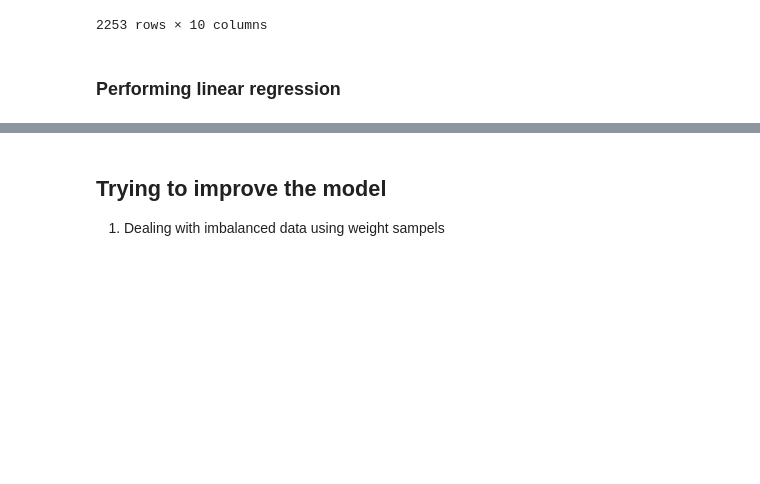
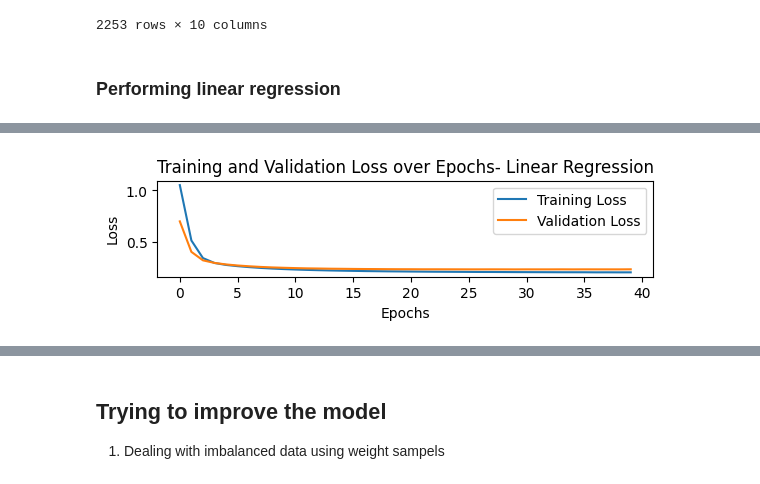
Before and after one commit to itamarKraitman/2024DeepLearningCourseProject, a Jupyter notebook: Main_Notebook.ipynb, the cells around one changed output, grey strips where cells are left out. Cells and saved outputs as stored; diff of their text form; code cells hidden in the pictures; blank space fills up the shorter version.

```diff
--- a/Main_Notebook.ipynb
+++ b/Main_Notebook.ipynb
@@ -282,3 +283,24 @@ x_train
 2253 rows × 10 columns
 # %% [markdown]
 ### Performing linear regression
+# %%
+early_stopping = EarlyStopping(monitor='val_loss', patience=10, restore_best_weights=True)
+
+# Building a Linear Regression model with early stopping
+linear_regression_early_stopping = Sequential([
+    Dense(1, input_shape=(X_train_preprocessed.shape[1],), activation='linear')
+])
+
+linear_regression_early_stopping.compile(optimizer=Adam(learning_rate=0.001),  # Adjust learning rate as needed
+              loss='mse',  # Mean Squared Error
+              metrics=['mae', 'mse'])  # Track Mean Absolute Error and Mean Squared Error during
+
+# Training the model
+linear_history_early_stopping = linear_regression_early_stopping.fit(X_train_preprocessed, y_train,
+                    validation_data=(X_valid_preprocessed, y_valid),
+                    epochs=400,
+                    batch_size=32,
+                    verbose=2,
+                    callbacks=[early_stopping])
+
+linear_evaluation_result_early_stopping = linear_regression_early_stopping.evaluate(X_valid_preprocessed, y_valid, verbose=0)
@@ -285 +325,14 @@ x_train
+# %%
+plt.plot(linear_history_early_stopping.history['loss'], label='Training Loss')
+plt.plot(linear_history_early_stopping.history['val_loss'], label='Validation Loss')
+plt.title('Training and Validation Loss over Epochs- Linear Regression')
+plt.xlabel('Epochs')
+plt.ylabel('Loss')
+plt.legend()
+
+plt.subplots_adjust(top=0.2, bottom=0.0)
+
+plt.show()
+# %% [output]
+[figure, added]
 # %%
```
Also changed, not shown: parts of 22 cells of this notebook.
